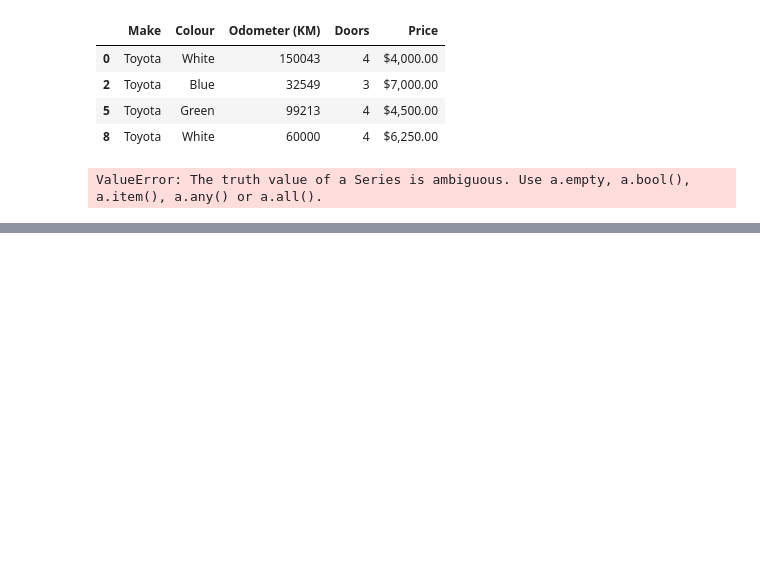
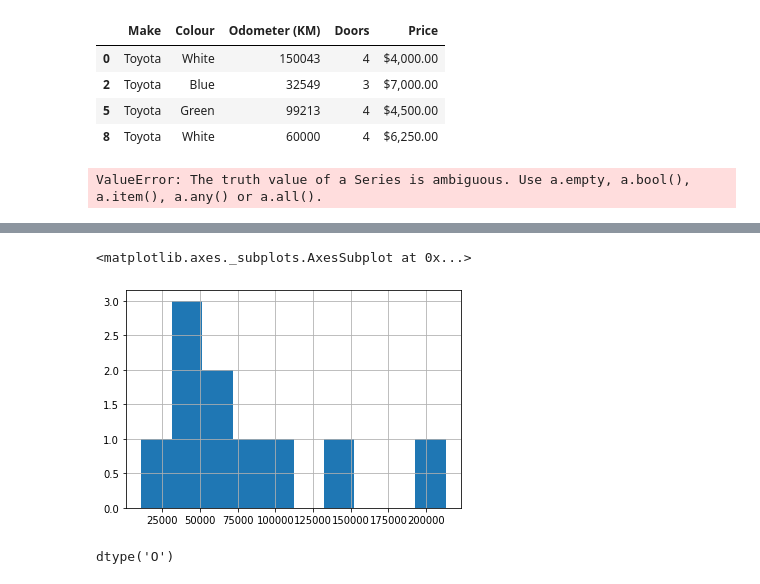
Before and after one commit to akshatz/dataScienceTutorial, a Jupyter notebook: introductionToPandas.ipynb, the cells around one changed output, grey strips where cells are left out. Saved outputs shown, nothing was run; the diff lists cells and outputs as text; code cells hidden in the pictures; blank space fills up the shorter version.

```diff
--- a/introductionToPandas.ipynb
+++ b/introductionToPandas.ipynb
@@ -298,0 +326,9 @@ ValueError: The truth value of a Series is ambiguous. Use a.empty, a.bool(), a.i
+# %%
+car_sales["Odometer (KM)"].hist()
+# %% [output]
+<matplotlib.axes._subplots.AxesSubplot at 0x...>
+[figure, added]
+# %%
+car_sales["Price"].dtype
+# %% [output]
+dtype('O')
```
Also changed, not shown: parts of 7 cells of this notebook.
